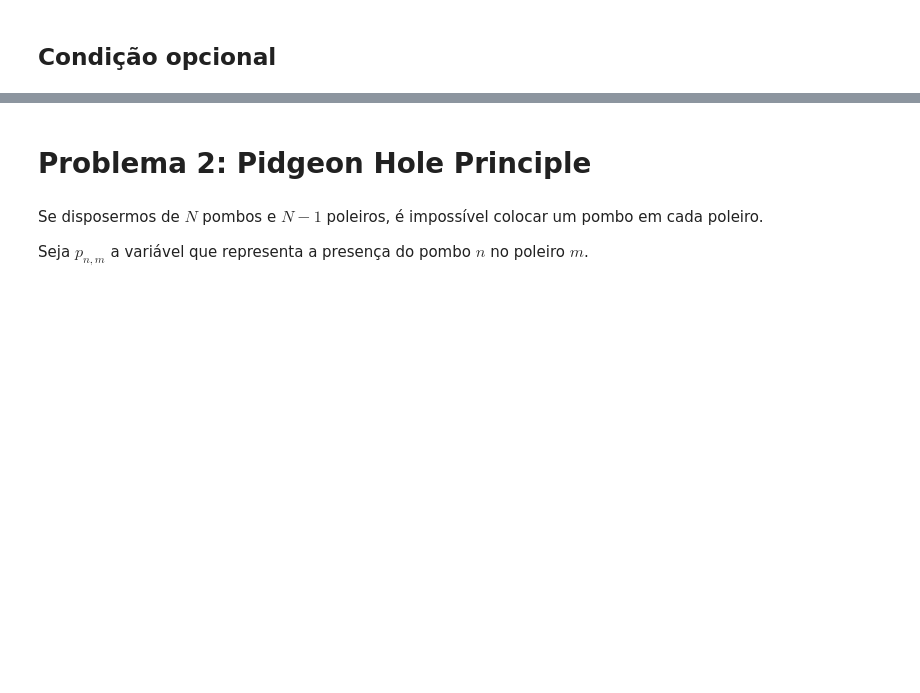
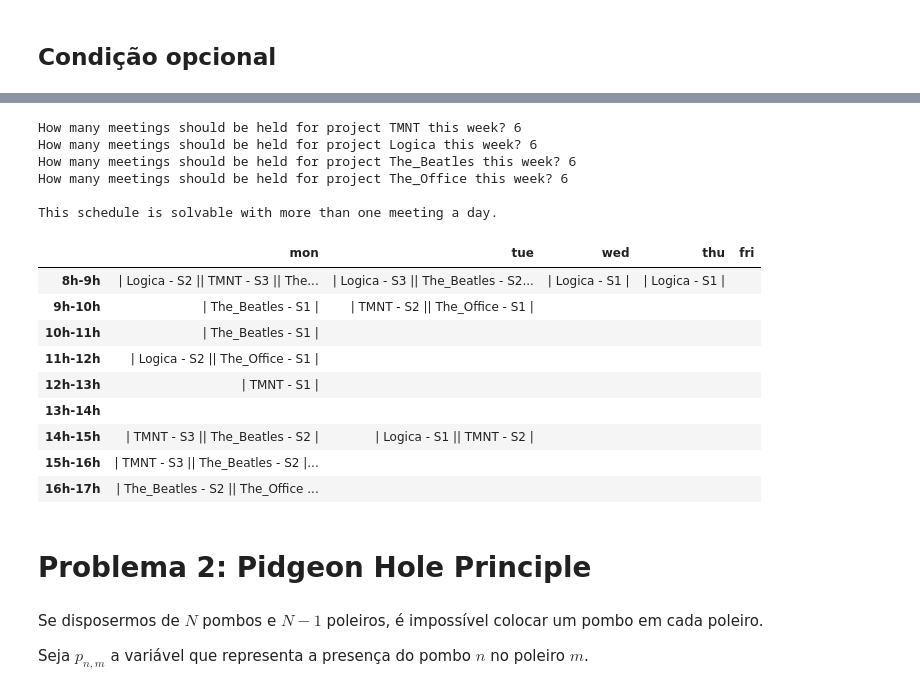
Before and after one commit to GilbertoCunha/Computational-Logic, a Jupyter notebook: Trabalho1/Trabalho1.ipynb, the cells around one changed output, grey strips where cells are left out. Drawn from its saved outputs; the diff is of its cells as text; code cells hidden in the pictures; blank space fills up the shorter version.

```diff
--- a/Trabalho1/Trabalho1.ipynb
+++ b/Trabalho1/Trabalho1.ipynb
@@ -175,3 +185,30 @@ This schedule is solvable.
+# %%
+# Definir as salas disponíveis
+rooms = ["S1", "S2", "S3", "S4", "S5"]
+
+# Transformar os dados dos ficheiros csv num objeto da classe Schedule
+path = "Projetos"
+startup = get_schedule(path, rooms)
+
+# Chamar a função que determina os horários
+r = startup.get_meetings()
+# %% [output]
+How many meetings should be held for project TMNT this week? 6
+How many meetings should be held for project Logica this week? 6
+How many meetings should be held for project The_Beatles this week? 6
+How many meetings should be held for project The_Office this week? 6
+
+This schedule is solvable with more than one meeting a day.
+|  | mon | tue | wed | thu | fri |
+| 8h-9h | | Logica - S2 || TMNT - S3 || The... | | Logica - S3 || The_Beatles - S2... | | Logica - S1 | | | Logica - S1 | |  |
+| 9h-10h | | The_Beatles - S1 | | | TMNT - S2 || The_Office - S1 | |  |  |  |
+| 10h-11h | | The_Beatles - S1 | |  |  |  |  |
+| 11h-12h | | Logica - S2 || The_Office - S1 | |  |  |  |  |
+| 12h-13h | | TMNT - S1 | |  |  |  |  |
+| 13h-14h |  |  |  |  |  |
+| 14h-15h | | TMNT - S3 || The_Beatles - S2 | | | Logica - S1 || TMNT - S2 | |  |  |  |
+| 15h-16h | | TMNT - S3 || The_Beatles - S2 |... |  |  |  |  |
+| 16h-17h | | The_Beatles - S2 || The_Office ... |  |  |  |  |
 # %% [markdown]
 # Problema 2: Pidgeon Hole Principle
 # %% [markdown]
```
Also changed, not shown: parts of 7 cells of this notebook, 2 other files.
